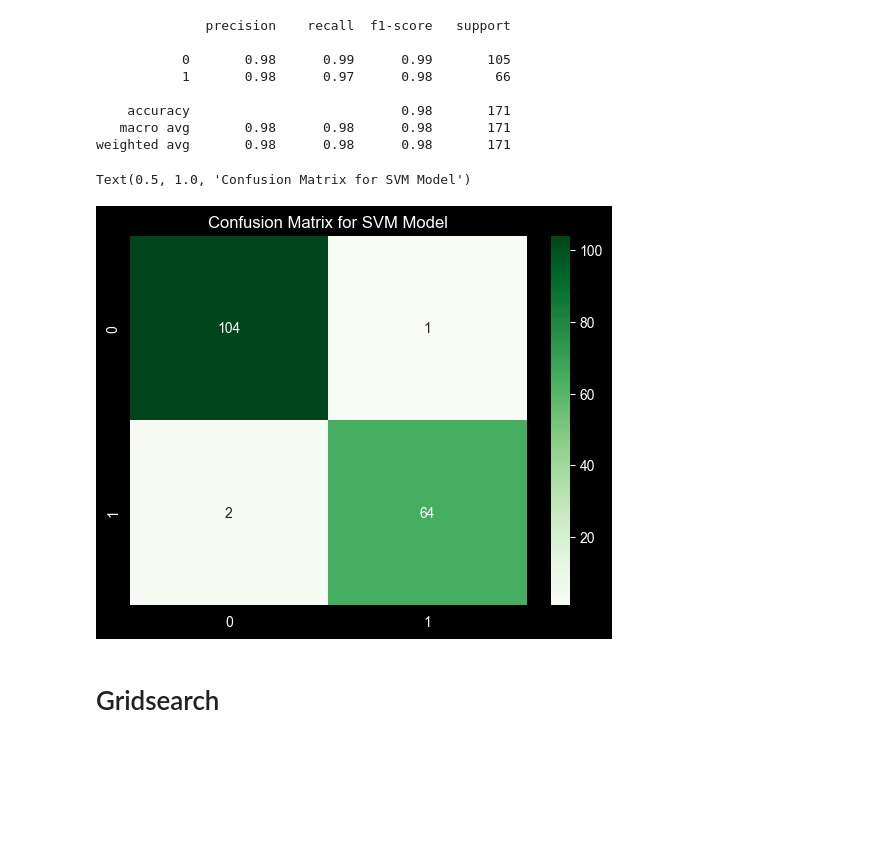
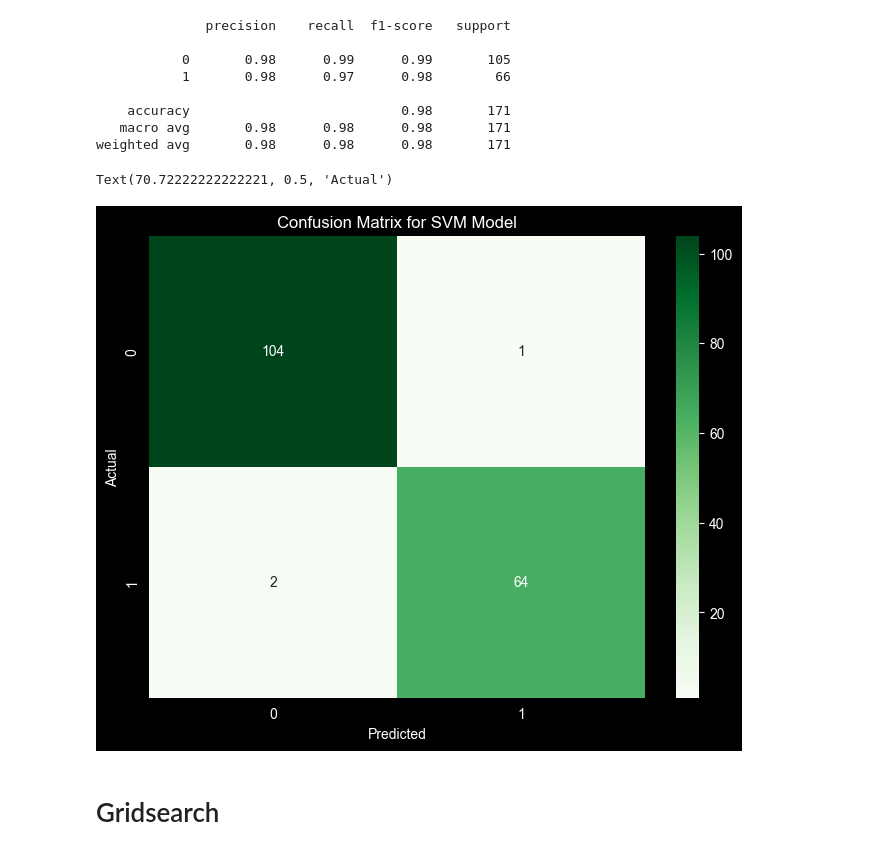
Before and after one commit to kanishkay/Breast_Cancer_Detection, a Jupyter notebook: Breast_Cancer_with_SVM.ipynb, the cells around one changed output. Saved outputs shown, nothing was run; the diff lists cells and outputs as text; code cells hidden in the pictures; blank space fills up the shorter version.

```diff
--- a/Breast_Cancer_with_SVM.ipynb
+++ b/Breast_Cancer_with_SVM.ipynb
@@ -138,11 +138,14 @@ print(classification_report(y_test, preds))
    macro avg       0.98      0.98      0.98       171
 weighted avg       0.98      0.98      0.98       171
 # %%
+plt.figure(figsize=(8,6))
 sns.heatmap(confusion_matrix(y_test, preds), annot=True, fmt='d', cmap='Greens')
 plt.title('Confusion Matrix for SVM Model')
+plt.xlabel('Predicted')  # Add this
+plt.ylabel('Actual')
 # %% [output]
-Text(0.5, 1.0, 'Confusion Matrix for SVM Model')
+Text(70.72222222222221, 0.5, 'Actual')
-[figure, old version]
+[figure, new version]
 # %% [markdown]
 # Gridsearch
 # %%
```
Also changed, not shown: parts of 6 cells of this notebook.
